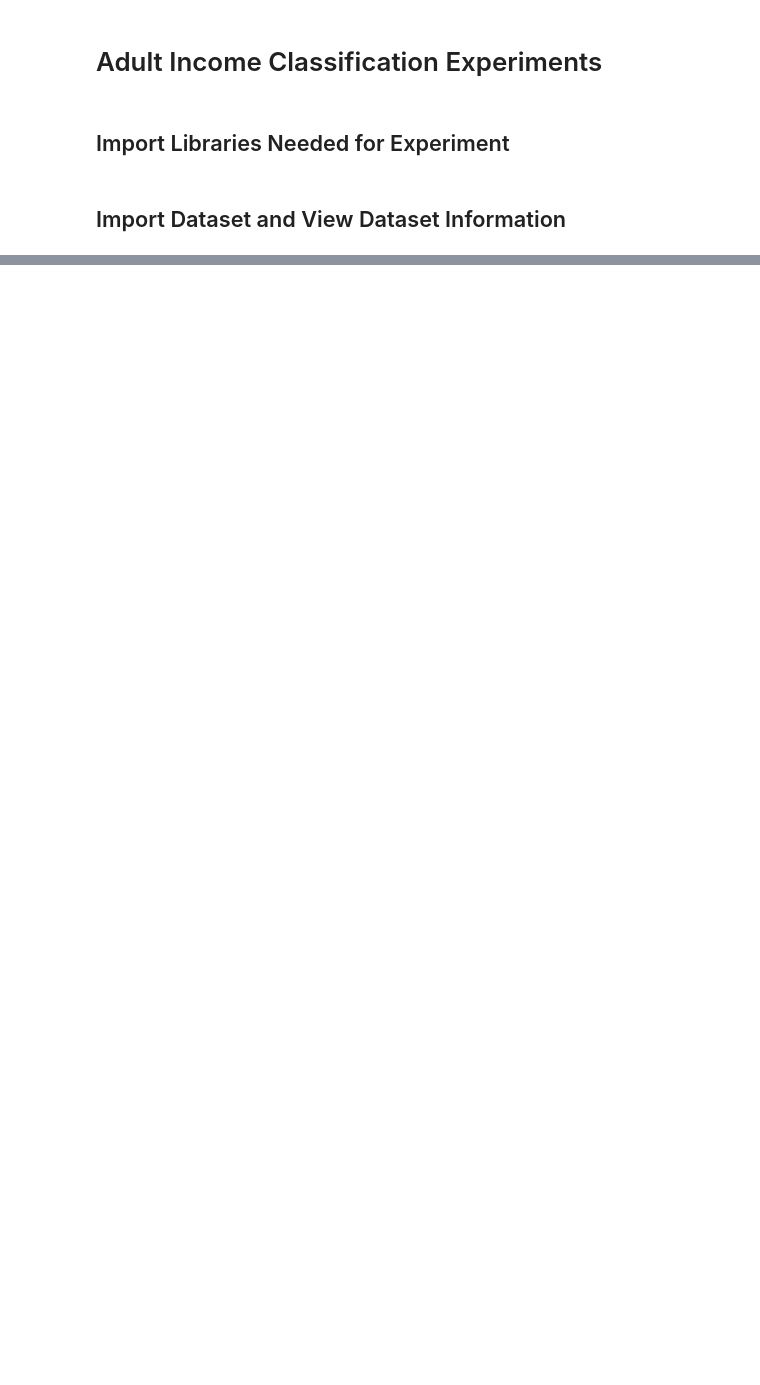
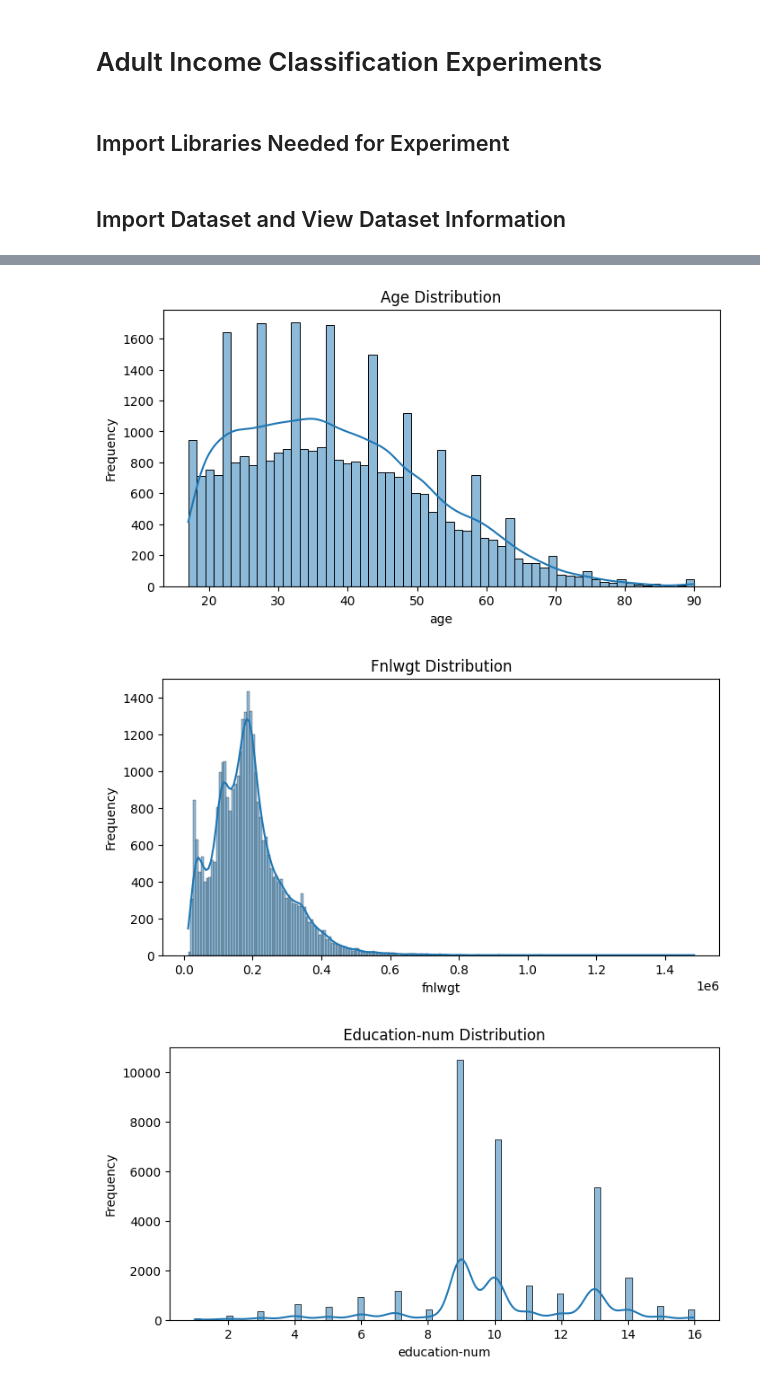
Before and after one commit to jibbs1703/Multiclass-Obesity-Level-Prediction, a Jupyter notebook: src/adult_income/experiments/experiment20250123.ipynb, the cells around one changed output, grey strips where cells are left out. Cells and saved outputs as stored; diff of their text form; code cells hidden in the pictures; blank space fills up the shorter version.

```diff
--- a/src/adult_income/experiments/experiment20250123.ipynb
+++ b/src/adult_income/experiments/experiment20250123.ipynb
@@ -42,0 +102,7 @@ data.head()
+# %%
+for col in numerical_cols:
+    num_distribution(adult, col)
+# %% [output]
+[figure, added]
+[figure, added]
+[figure, added]
```
Also changed, not shown: parts of 19 cells of this notebook, 2 other files.
